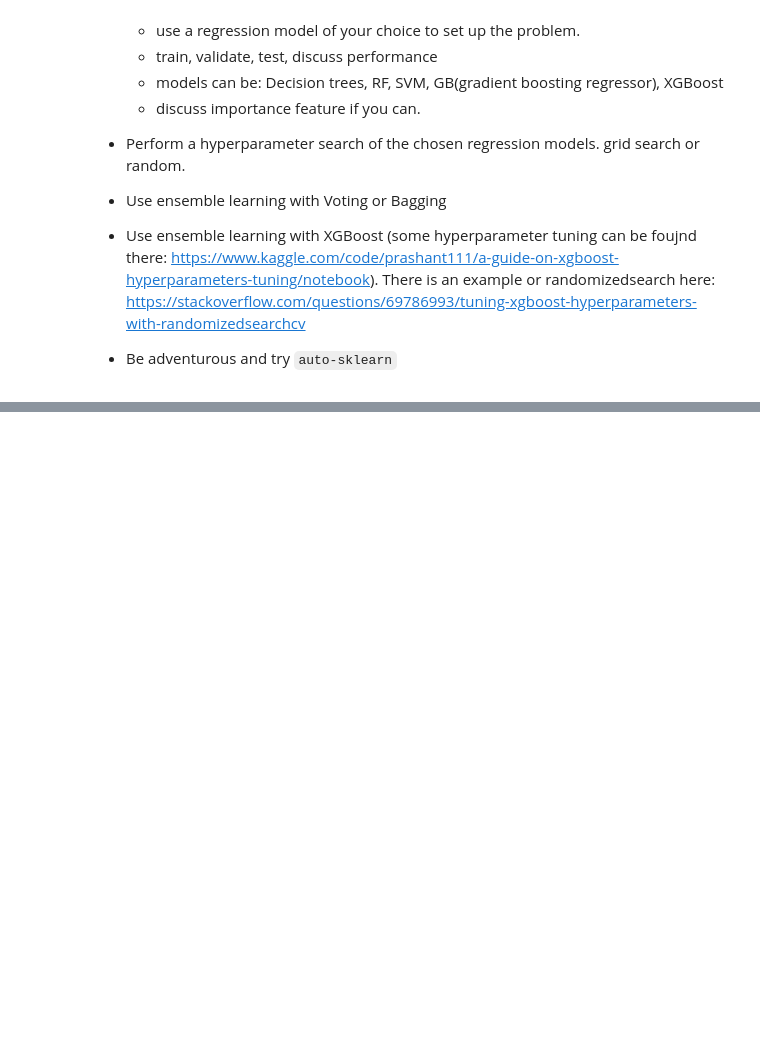
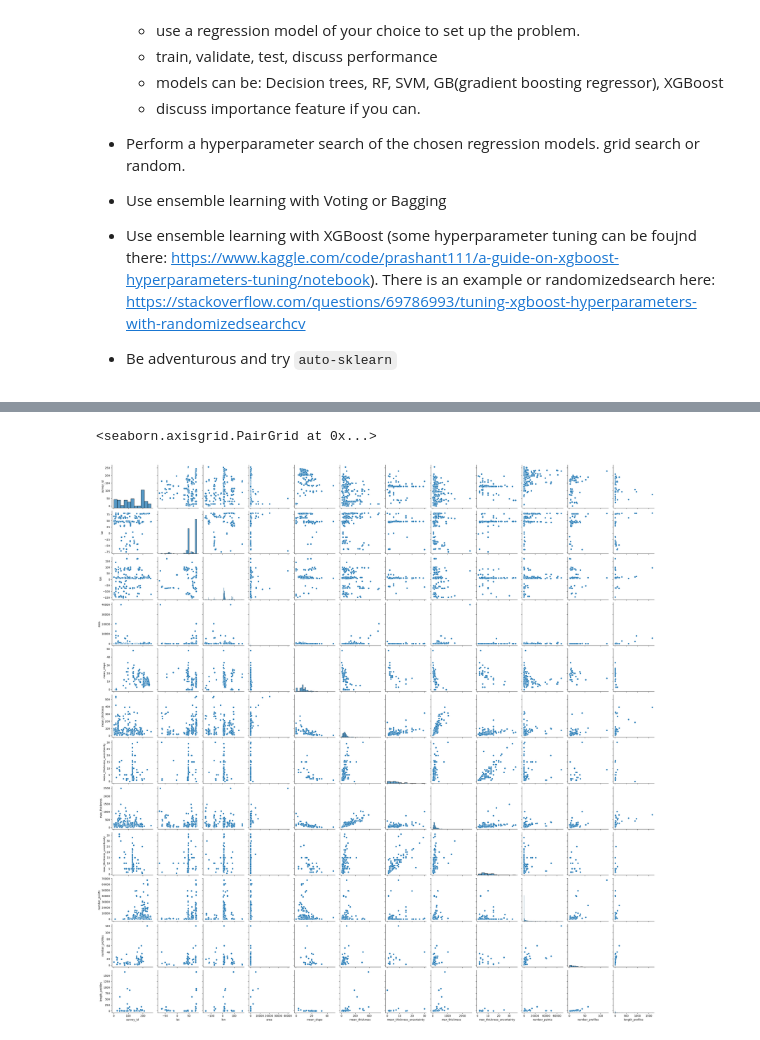
Before and after one commit to UW-ESS-DS/MLGeo2022_wangzy19, a Jupyter notebook: CourseMaterials/Tutorials/tutorials/Usecase_glaciology.ipynb, the cells around one changed output, grey strips where cells are left out. Cells and saved outputs as stored; diff of their text form; code cells hidden in the pictures; blank space fills up the shorter version.

```diff
--- a/CourseMaterials/Tutorials/tutorials/Usecase_glaciology.ipynb
+++ b/CourseMaterials/Tutorials/tutorials/Usecase_glaciology.ipynb
@@ -33,0 +60,5 @@ G.head()
+# %%
+sns.pairplot(G)
+# %% [output]
+<seaborn.axisgrid.PairGrid at 0x...>
+[figure, added]
```
Also changed, not shown: parts of 16 cells of this notebook.
